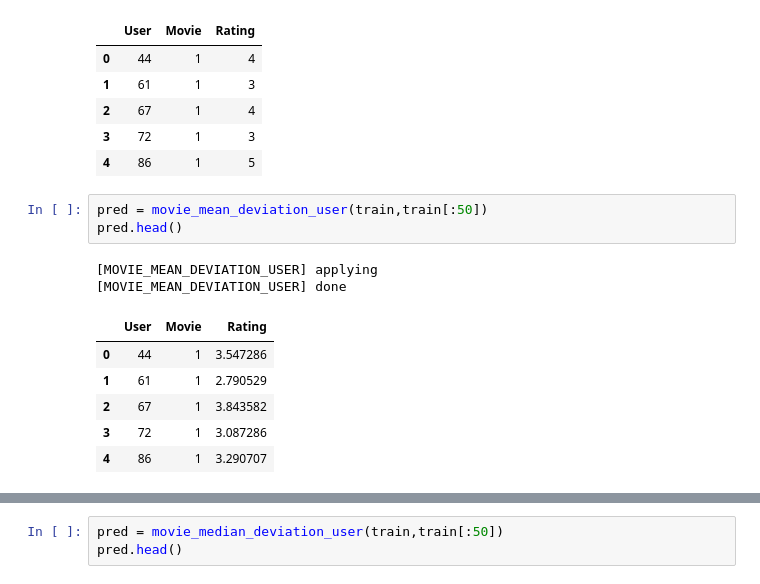
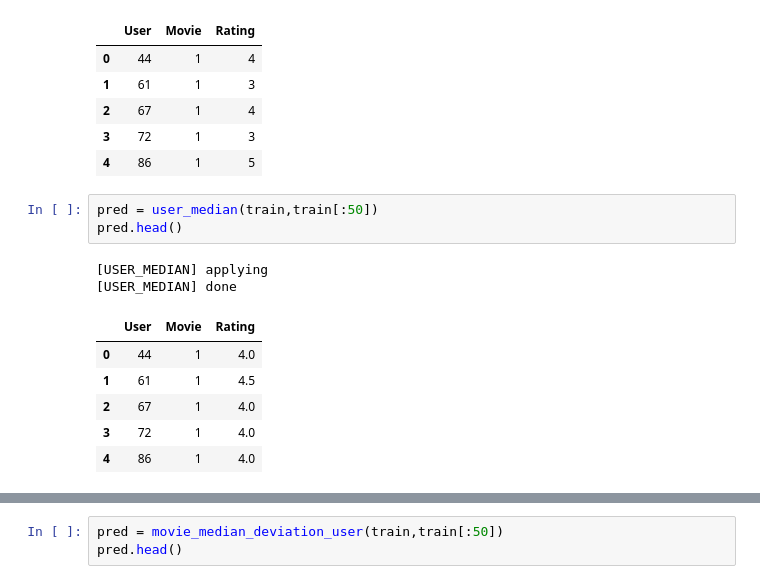
Before and after one commit to glederrey/PCML_Netflix_and_Chill, a Jupyter notebook: blender/test_models.ipynb, the cells around one changed output, grey strips where cells are left out. Saved outputs shown, nothing was run; the diff lists cells and outputs as text.

```diff
--- a/blender/test_models.ipynb
+++ b/blender/test_models.ipynb
@@ -22,14 +19,14 @@ train.head()
 | 3 | 72 | 1 | 3 |
 | 4 | 86 | 1 | 5 |
 # %%
-pred = movie_mean_deviation_user(train,train[:50])
+pred = user_median(train,train[:50])
 pred.head()
 # %% [output]
-[MOVIE_MEAN_DEVIATION_USER] applying
-[MOVIE_MEAN_DEVIATION_USER] done
+[USER_MEDIAN] applying
+[USER_MEDIAN] done
 |  | User | Movie | Rating |
-| 0 | 44 | 1 | 3.547286 |
-| 1 | 61 | 1 | 2.790529 |
-| 2 | 67 | 1 | 3.843582 |
-| 3 | 72 | 1 | 3.087286 |
-| 4 | 86 | 1 | 3.290707 |
+| 0 | 44 | 1 | 4.0 |
+| 1 | 61 | 1 | 4.5 |
+| 2 | 67 | 1 | 4.0 |
+| 3 | 72 | 1 | 4.0 |
+| 4 | 86 | 1 | 4.0 |
```
Also changed, not shown: parts of 3 cells of this notebook, 1 other file.
